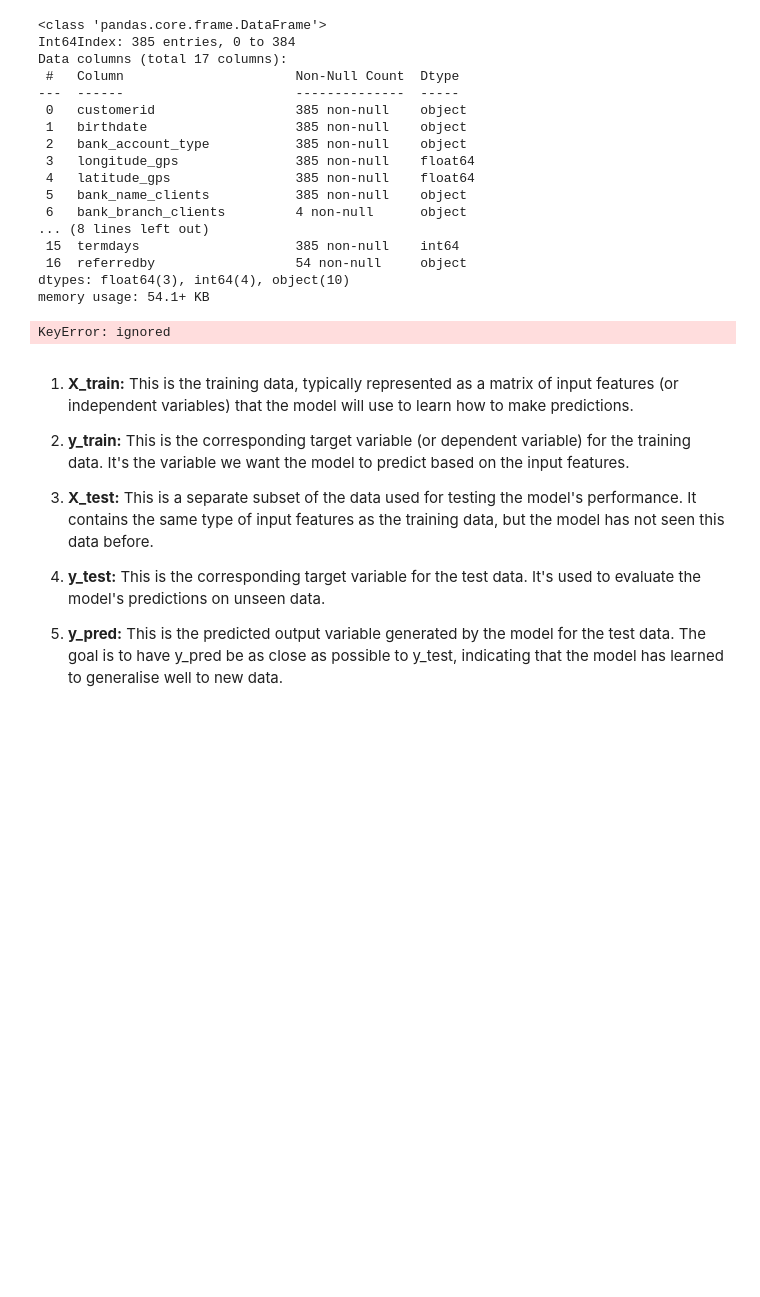
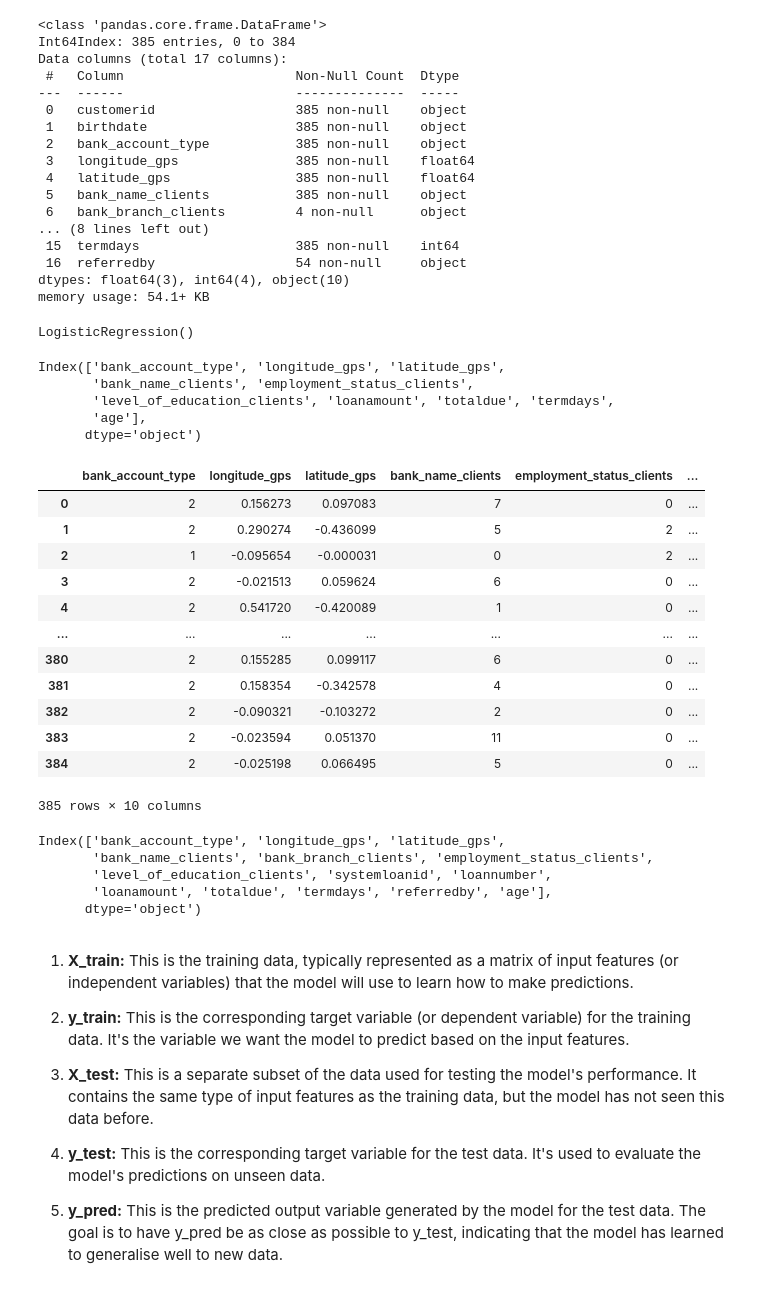
Before and after one commit to VICTORIA-OKESIPE/Data-Science-Competitions, a Jupyter notebook: Loan_Default_Prediction_Challenge/loan_default_prediction.ipynb, the cells around one changed output. Drawn from its saved outputs; the diff is of its cells as text; code cells hidden in the pictures; blank space fills up the shorter version.

```diff
--- a/Loan_Default_Prediction_Challenge/loan_default_prediction.ipynb
+++ b/Loan_Default_Prediction_Challenge/loan_default_prediction.ipynb
@@ -1260,10 +1260,48 @@ X_test[num_cols] = scaler.fit_transform(X_test[num_cols])
 #   return X_test
 # %%
 # separate train and test data from the combined dataframe
-X = X_test.drop(['good_bad_flag'], axis=1)
-y = X_test['good_bad_flag']
+X = new_merged_data.drop(['good_bad_flag'], axis=1)
+y = new_merged_data['good_bad_flag']
-# %% [output]
-KeyError: ignored
+# %%
+# Instantiating the model
+model = LogisticRegression()
+
+# Fitting the model
+model.fit(X,y)
+# %% [output]
+LogisticRegression()
+# %%
+X.columns
+# %% [output]
+Index(['bank_account_type', 'longitude_gps', 'latitude_gps',
+       'bank_name_clients', 'employment_status_clients',
+       'level_of_education_clients', 'loanamount', 'totaldue', 'termdays',
+       'age'],
+      dtype='object')
+# %%
+X_test.drop(['bank_branch_clients','systemloanid','loannumber','referredby'],axis=1,inplace=True)
+# %% [output]
+|  | bank_account_type | longitude_gps | latitude_gps | bank_name_clients | employment_status_clients | ... |
+| 0 | 2 | 0.156273 | 0.097083 | 7 | 0 | ... |
+| 1 | 2 | 0.290274 | -0.436099 | 5 | 2 | ... |
+| 2 | 1 | -0.095654 | -0.000031 | 0 | 2 | ... |
+| 3 | 2 | -0.021513 | 0.059624 | 6 | 0 | ... |
+| 4 | 2 | 0.541720 | -0.420089 | 1 | 0 | ... |
+| ... | ... | ... | ... | ... | ... | ... |
+| 380 | 2 | 0.155285 | 0.099117 | 6 | 0 | ... |
+| 381 | 2 | 0.158354 | -0.342578 | 4 | 0 | ... |
+| 382 | 2 | -0.090321 | -0.103272 | 2 | 0 | ... |
+| 383 | 2 | -0.023594 | 0.051370 | 11 | 0 | ... |
+| 384 | 2 | -0.025198 | 0.066495 | 5 | 0 | ... |
+385 rows × 10 columns
+# %%
+X_test.columns
+# %% [output]
+Index(['bank_account_type', 'longitude_gps', 'latitude_gps',
+       'bank_name_clients', 'bank_branch_clients', 'employment_status_clients',
+       'level_of_education_clients', 'systemloanid', 'loannumber',
+       'loanamount', 'totaldue', 'termdays', 'referredby', 'age'],
+      dtype='object')
 # %%
 # Splitting into Train-Test Data
 from sklearn.model_selection import train_test_split
```
